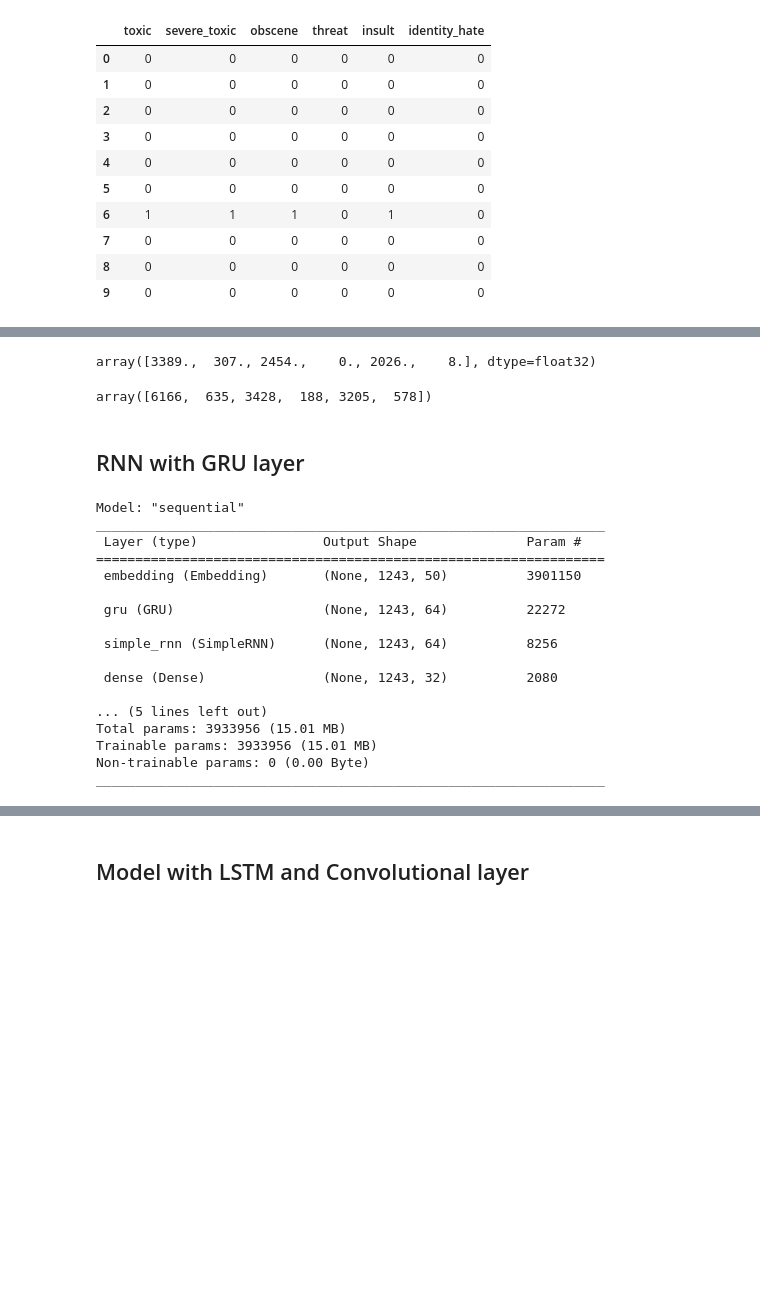
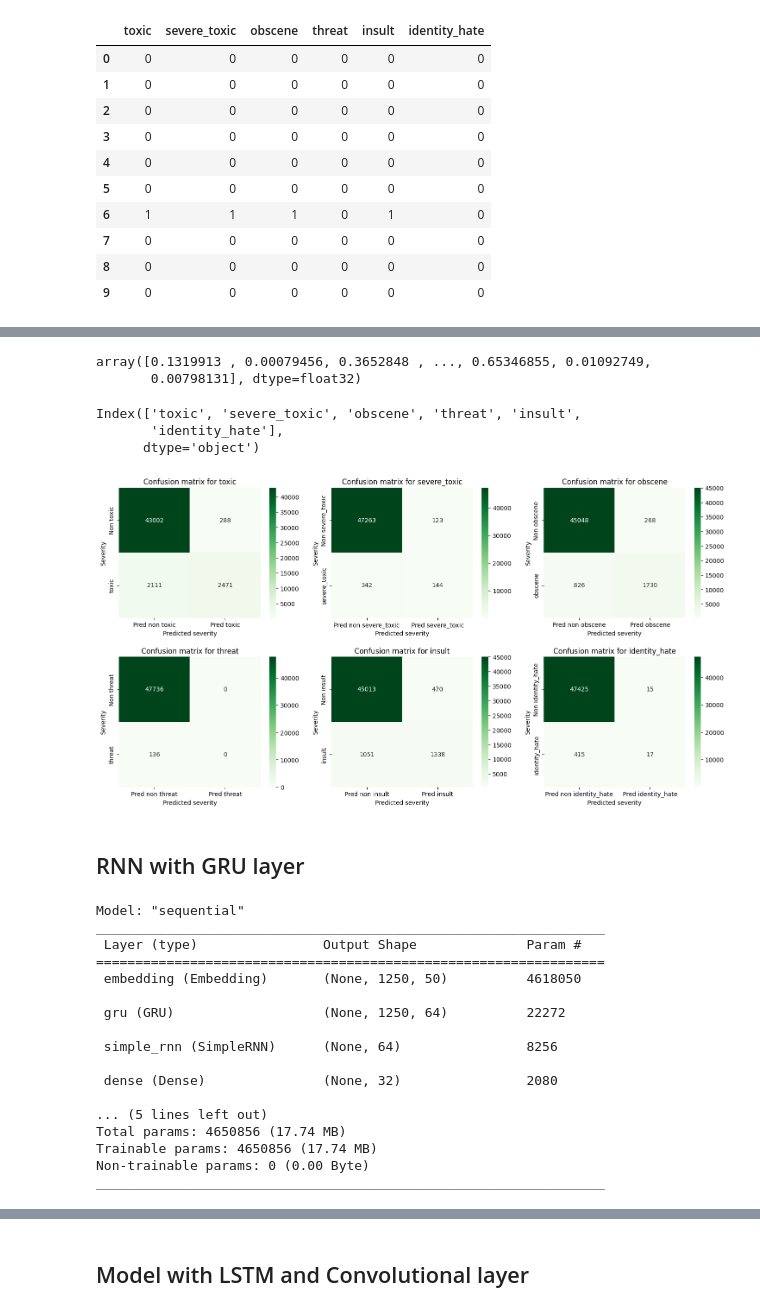
Before and after one commit to EnricoMiche1210760/toxic_comments_filter, a Jupyter notebook: src/progetto_toxic_comments_filter.ipynb, the cells around one changed output, grey strips where cells are left out. Cells and saved outputs as stored; diff of their text form; code cells hidden in the pictures; blank space fills up the shorter version.

Commit message:
train

```diff
--- a/src/progetto_toxic_comments_filter.ipynb
+++ b/src/progetto_toxic_comments_filter.ipynb
@@ -238,7 +228,7 @@ def train_test_val_split(data, labels=None, test_size=0.2, val_size=0.1, random_
 
     return X_train.astype(str).tolist(), X_test.astype(str).tolist(), X_val.astype(str).tolist(), y_train, y_test, y_val
 
-X_train, X_test, X_val, y_train, y_test, y_val = train_test_val_split(preprocessed_text, labels=injurious, test_size=0.4, val_size=0.3)
+X_train, X_test, X_val, y_train, y_test, y_val = train_test_val_split(preprocessed_text, labels=injurious, test_size=0.3, val_size=0.3)
 
 
 X_train[0:3]
@@ -333,9 +342,16 @@ class EarlyStopping(tf.keras.callbacks.Callback):
 # %%
 clear_session()
 early_stopping = EarlyStopping()
-base_model = LSTM_simple_model(vocab_size, maxlen, dense_units=len(y_train[0]), activation='sigmoid')
-base_model.compile(optimizer='adam', loss='binary_crossentropy', metrics=['accuracy'])
 
+base_model_name="base_LSTM.plk"
+import pickle
+from tensorflow.keras.models import load_model
+if base_model_name not in os.listdir(storage_folder):
+    base_model = LSTM_simple_model(vocab_size, maxlen, dense_units=len(y_train[0]), activation='sigmoid')
+    base_model.compile(optimizer='adam', loss='binary_crossentropy', metrics=['accuracy'])
+else:
+    base_model = load_model("../models/LSTM_model.keras")
+    trained_model = pickle.load(open(storage_folder+"/"+base_model_name, 'rb'))
 base_model.summary()
 # %% [output]
 Model: "sequential"
@@ -356,9 +372,12 @@ Trainable params: 11743956 (44.80 MB)
 Non-trainable params: 0 (0.00 Byte)
 _________________________________________________________________
 # %%
-model_history = base_model.fit(X_train, y_train,
-                    epochs=10, batch_size=32,
-                    validation_data=(X_val, y_val),
-                    callbacks=[early_stopping])
+if base_model_name not in os.listdir(storage_folder):
+    trained_model = base_model.fit(X_train, y_train,
+                        epochs=10, batch_size=32,
+                        validation_data=(X_val, y_val),
+                        callbacks=[early_stopping])
+    pickle.dump(trained_model, open(storage_folder+"/"+base_model_name, 'wb'))
+    base_model.save("../models/LSTM_model.keras")
 # %% [output]
 Epoch 1/10
@@ -409,13 +428,36 @@ y_pred = base_model.predict(X_test)
+# %%
+y_pred.T[0]
+# %% [output]
+array([0.1319913 , 0.00079456, 0.3652848 , ..., 0.65346855, 0.01092749,
+       0.00798131], dtype=float32)
 # %%
 for i in range(len(y_pred)):
     for j in range(len(y_pred[i])):
         y_pred[i][j] = 1 if y_pred[i][j] > 0.5 else 0
-# %%
-y_pred.sum(axis=0)
-y_test.sum(axis=0)
-# %% [output]
-array([3389.,  307., 2454.,    0., 2026.,    8.], dtype=float32)
-array([6166,  635, 3428,  188, 3205,  578])
+# %%
+from sklearn.metrics import confusion_matrix
+import seaborn as sns
+def print_confusion_matrix(y_test, y_pred, columns):
+    fig, axes = plt.subplots(2, 3, figsize=(18, 9))
+    print(columns)
+    for i, col in enumerate(columns):
+        ax = axes[i//3, i%3]
+        sns.heatmap(confusion_matrix(y_test.T[i], y_pred.T[i]), annot=True, fmt='d', cmap="Greens", ax=ax)
+        ax.set_title(f"Confusion matrix for {col}")
+        ax.set_xlabel("Predicted severity")
+        ax.set_ylabel("Severity")
+        ax.xaxis.set_ticklabels([f'Pred non {col}', f'Pred {col}'])
+        ax.yaxis.set_ticklabels([f'Non {col}', f'{col}'])
+
+    plt.subplots_adjust(hspace=0.3)
+    plt.show()
+# %%
+print_confusion_matrix(y_test, y_pred, injurious.columns)
+# %% [output]
+Index(['toxic', 'severe_toxic', 'obscene', 'threat', 'insult',
+       'identity_hate'],
+      dtype='object')
+[figure, added]
 # %% [markdown]
 ## RNN with GRU layer
 # %%
@@ -426,10 +468,10 @@ clear_session()
 rnn_gru_model = Sequential()
 rnn_gru_model.add(Embedding(input_dim = vocab_size, output_dim=50, input_length=maxlen))
 rnn_gru_model.add(GRU(units=64, dropout=0.2, recurrent_dropout=0.2, return_sequences=True))
-rnn_gru_model.add(SimpleRNN(units=64, dropout=0.2, recurrent_dropout=0.2, return_sequences=True))
+rnn_gru_model.add(SimpleRNN(units=64, dropout=0.2, recurrent_dropout=0.2, return_sequences=False))
 rnn_gru_model.add(Dense(32, activation='relu'))
 rnn_gru_model.add(Dropout(0.2))
-rnn_gru_model.add(Dense(len(y_train[0]), activation='softmax'))
+rnn_gru_model.add(Dense(len(y_train[0]), activation='sigmoid'))
 
 
 rnn_gru_model.compile(optimizer='adam', loss='binary_crossentropy', metrics=['accuracy'])
@@ -439,17 +481,17 @@ Model: "sequential"
 _________________________________________________________________
  Layer (type)                Output Shape              Param #
 =================================================================
- embedding (Embedding)       (None, 1243, 50)          3901150
+ embedding (Embedding)       (None, 1250, 50)          4618050
 
- gru (GRU)                   (None, 1243, 64)          22272
+ gru (GRU)                   (None, 1250, 64)          22272
 
- simple_rnn (SimpleRNN)      (None, 1243, 64)          8256
+ simple_rnn (SimpleRNN)      (None, 64)                8256
 
- dense (Dense)               (None, 1243, 32)          2080
+ dense (Dense)               (None, 32)                2080
 
 ... (5 lines left out)
-Total params: 3933956 (15.01 MB)
-Trainable params: 3933956 (15.01 MB)
+Total params: 4650856 (17.74 MB)
+Trainable params: 4650856 (17.74 MB)
 Non-trainable params: 0 (0.00 Byte)
 _________________________________________________________________
 # %%
```
Also changed, not shown: parts of 15 cells of this notebook, 1 other file.
